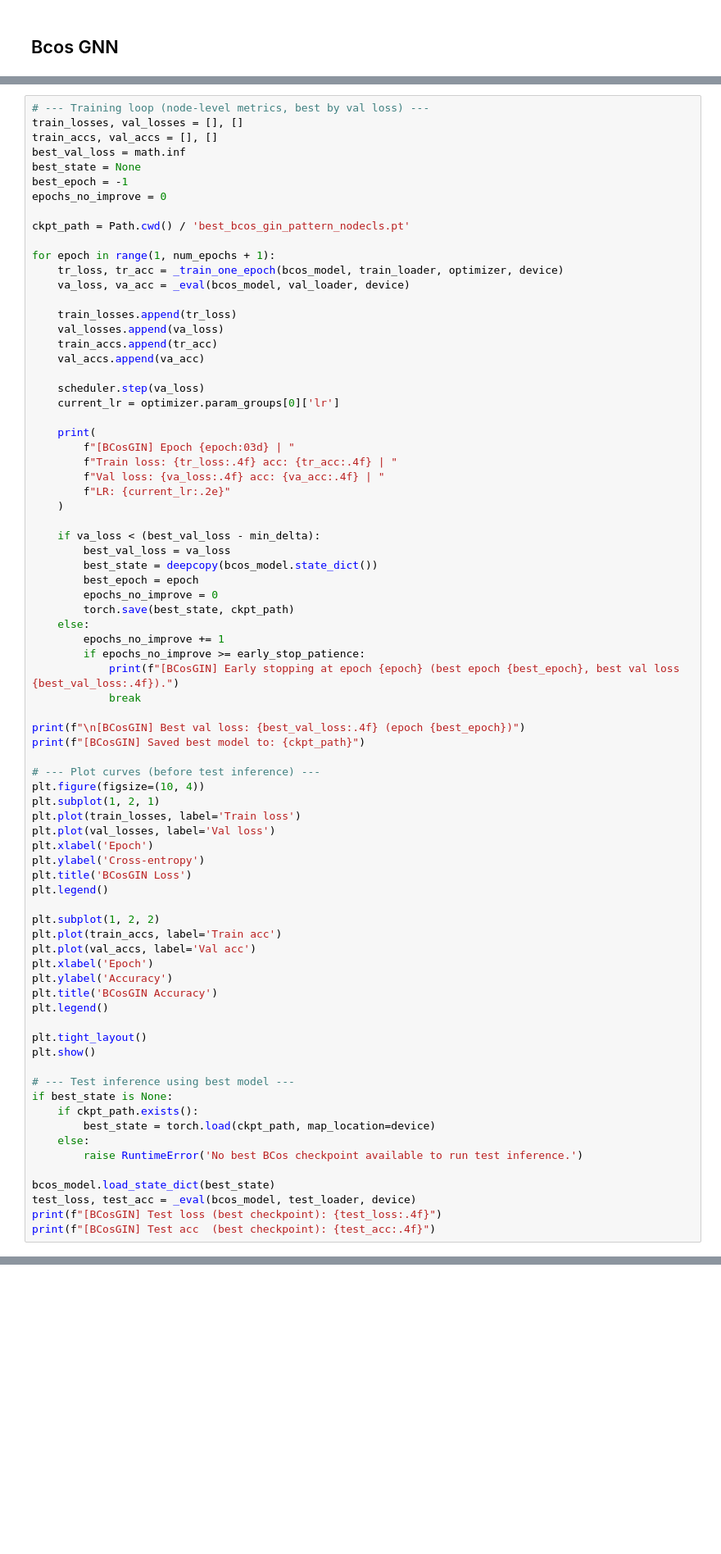
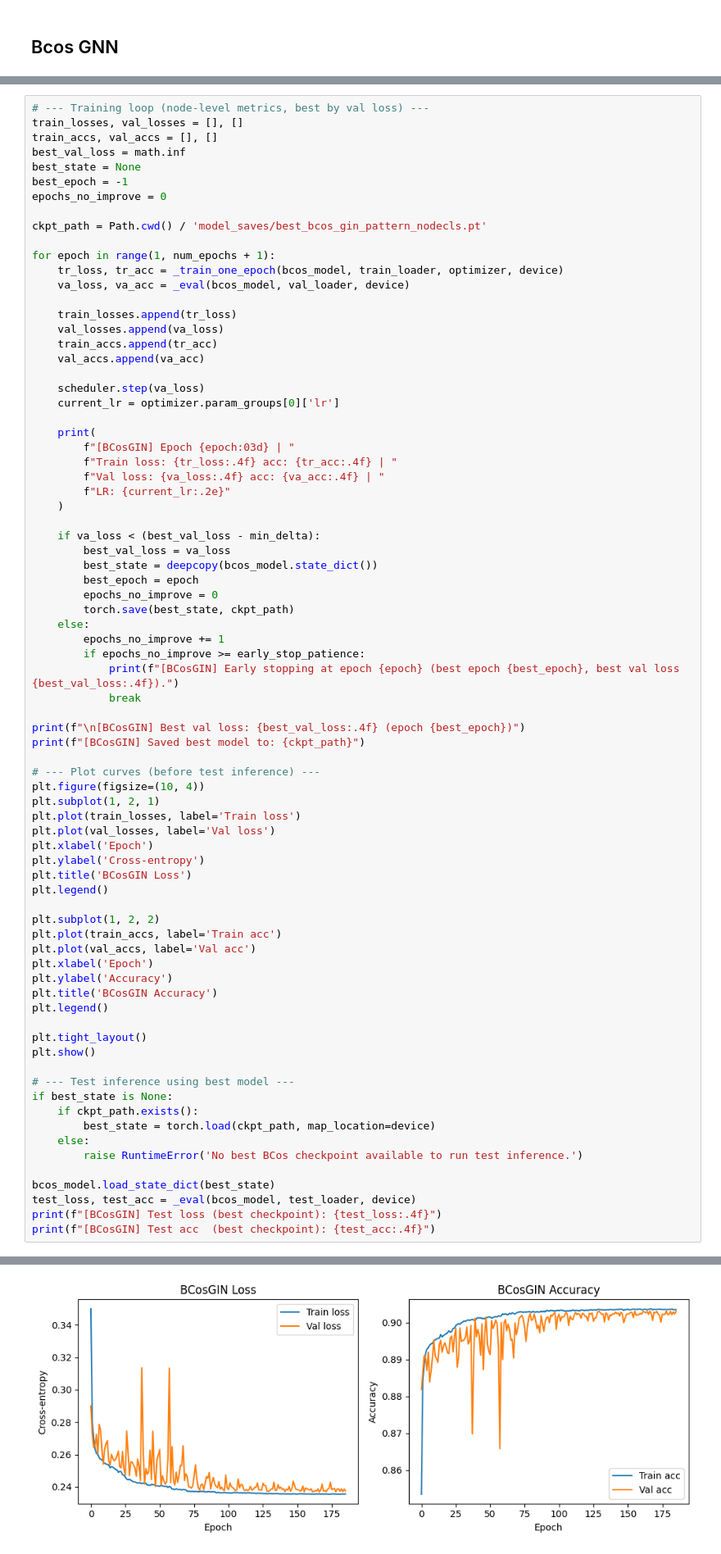
Before and after one commit to CruelMarco/bcosgnn, a Jupyter notebook: shaique_updates/codes/node_classification/pattern_node_classification.ipynb, the cells around one changed output, grey strips where cells are left out. Shown at 82% size. Drawn from its saved outputs; the diff is of its cells as text; blank space fills up the shorter version.

```diff
--- a/shaique_updates/codes/node_classification/pattern_node_classification.ipynb
+++ b/shaique_updates/codes/node_classification/pattern_node_classification.ipynb
@@ -594,7 +599,7 @@ best_state = None
 best_epoch = -1
 epochs_no_improve = 0
 
-ckpt_path = Path.cwd() / 'best_bcos_gin_pattern_nodecls.pt'
+ckpt_path = Path.cwd() / 'model_saves/best_bcos_gin_pattern_nodecls.pt'
 
 for epoch in range(1, num_epochs + 1):
     tr_loss, tr_acc = _train_one_epoch(bcos_model, train_loader, optimizer, device)
@@ -666,0 +688 @@ print(f"[BCosGIN] Test acc  (best checkpoint): {test_acc:.4f}")
+[figure, added]
```
Also changed, not shown: parts of 5 cells of this notebook.
